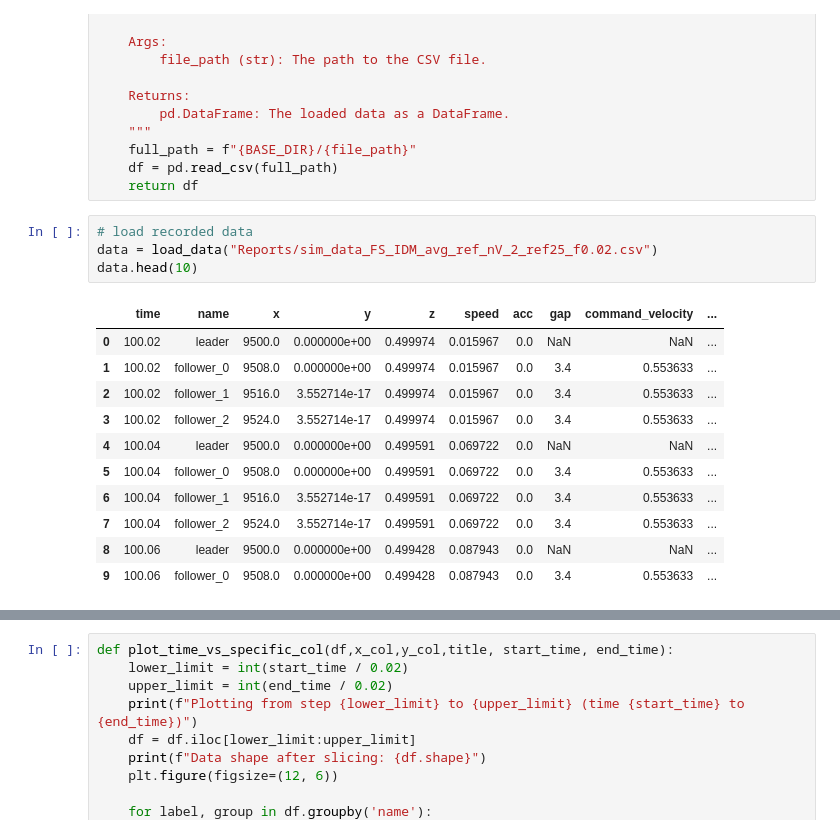
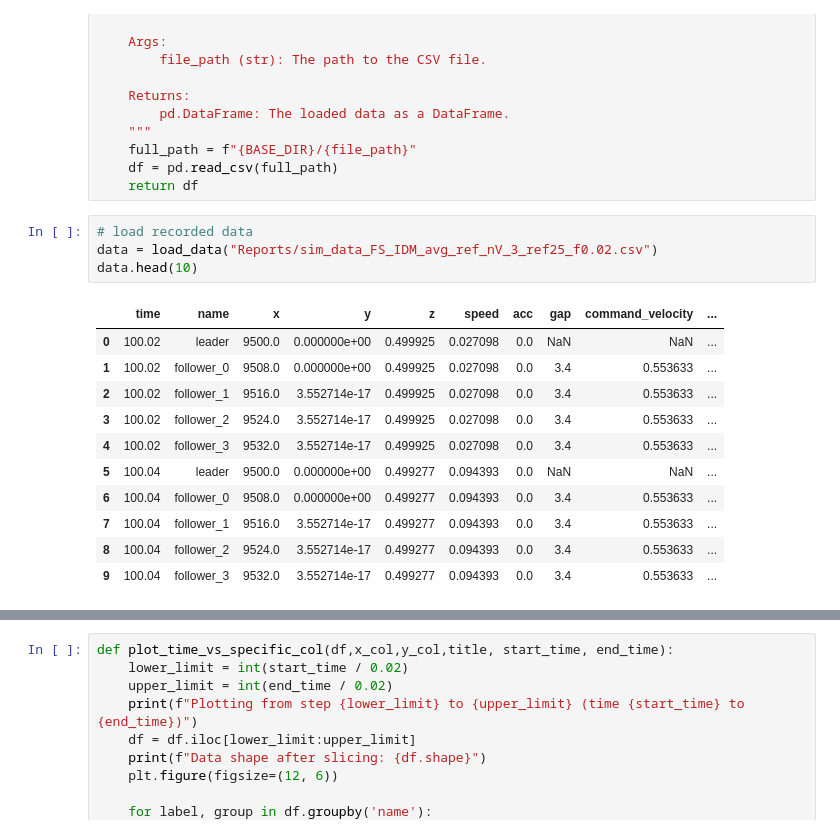
Before and after one commit to shihabict/carla_simulation, a Jupyter notebook: research/analysis_recorded_data.ipynb, the cells around one changed output, grey strips where cells are left out. Drawn from its saved outputs; the diff is of its cells as text.

```diff
--- a/research/analysis_recorded_data.ipynb
+++ b/research/analysis_recorded_data.ipynb
@@ -24,20 +24,20 @@ def load_data(file_path: str) -> pd.DataFrame:
     return df
 # %%
 # load recorded data
-data = load_data("Reports/sim_data_FS_IDM_avg_ref_nV_2_ref25_f0.02.csv")
+data = load_data("Reports/sim_data_FS_IDM_avg_ref_nV_3_ref25_f0.02.csv")
 data.head(10)
 # %% [output]
 |  | time | name | x | y | z | speed | acc | gap | command_velocity | ... |
-| 0 | 100.02 | leader | 9500.0 | 0.000000e+00 | 0.499974 | 0.015967 | 0.0 | NaN | NaN | ... |
-| 1 | 100.02 | follower_0 | 9508.0 | 0.000000e+00 | 0.499974 | 0.015967 | 0.0 | 3.4 | 0.553633 | ... |
-| 2 | 100.02 | follower_1 | 9516.0 | 3.552714e-17 | 0.499974 | 0.015967 | 0.0 | 3.4 | 0.553633 | ... |
-| 3 | 100.02 | follower_2 | 9524.0 | 3.552714e-17 | 0.499974 | 0.015967 | 0.0 | 3.4 | 0.553633 | ... |
-| 4 | 100.04 | leader | 9500.0 | 0.000000e+00 | 0.499591 | 0.069722 | 0.0 | NaN | NaN | ... |
-| 5 | 100.04 | follower_0 | 9508.0 | 0.000000e+00 | 0.499591 | 0.069722 | 0.0 | 3.4 | 0.553633 | ... |
-| 6 | 100.04 | follower_1 | 9516.0 | 3.552714e-17 | 0.499591 | 0.069722 | 0.0 | 3.4 | 0.553633 | ... |
-| 7 | 100.04 | follower_2 | 9524.0 | 3.552714e-17 | 0.499591 | 0.069722 | 0.0 | 3.4 | 0.553633 | ... |
-| 8 | 100.06 | leader | 9500.0 | 0.000000e+00 | 0.499428 | 0.087943 | 0.0 | NaN | NaN | ... |
-| 9 | 100.06 | follower_0 | 9508.0 | 0.000000e+00 | 0.499428 | 0.087943 | 0.0 | 3.4 | 0.553633 | ... |
+| 0 | 100.02 | leader | 9500.0 | 0.000000e+00 | 0.499925 | 0.027098 | 0.0 | NaN | NaN | ... |
+| 1 | 100.02 | follower_0 | 9508.0 | 0.000000e+00 | 0.499925 | 0.027098 | 0.0 | 3.4 | 0.553633 | ... |
+| 2 | 100.02 | follower_1 | 9516.0 | 3.552714e-17 | 0.499925 | 0.027098 | 0.0 | 3.4 | 0.553633 | ... |
+| 3 | 100.02 | follower_2 | 9524.0 | 3.552714e-17 | 0.499925 | 0.027098 | 0.0 | 3.4 | 0.553633 | ... |
+| 4 | 100.02 | follower_3 | 9532.0 | 3.552714e-17 | 0.499925 | 0.027098 | 0.0 | 3.4 | 0.553633 | ... |
+| 5 | 100.04 | leader | 9500.0 | 0.000000e+00 | 0.499277 | 0.094393 | 0.0 | NaN | NaN | ... |
+| 6 | 100.04 | follower_0 | 9508.0 | 0.000000e+00 | 0.499277 | 0.094393 | 0.0 | 3.4 | 0.553633 | ... |
+| 7 | 100.04 | follower_1 | 9516.0 | 3.552714e-17 | 0.499277 | 0.094393 | 0.0 | 3.4 | 0.553633 | ... |
+| 8 | 100.04 | follower_2 | 9524.0 | 3.552714e-17 | 0.499277 | 0.094393 | 0.0 | 3.4 | 0.553633 | ... |
+| 9 | 100.04 | follower_3 | 9532.0 | 3.552714e-17 | 0.499277 | 0.094393 | 0.0 | 3.4 | 0.553633 | ... |
 # %%
 data.shape
 # %% [output]
```
Also changed, not shown: parts of 7 cells of this notebook, 2 other files.
